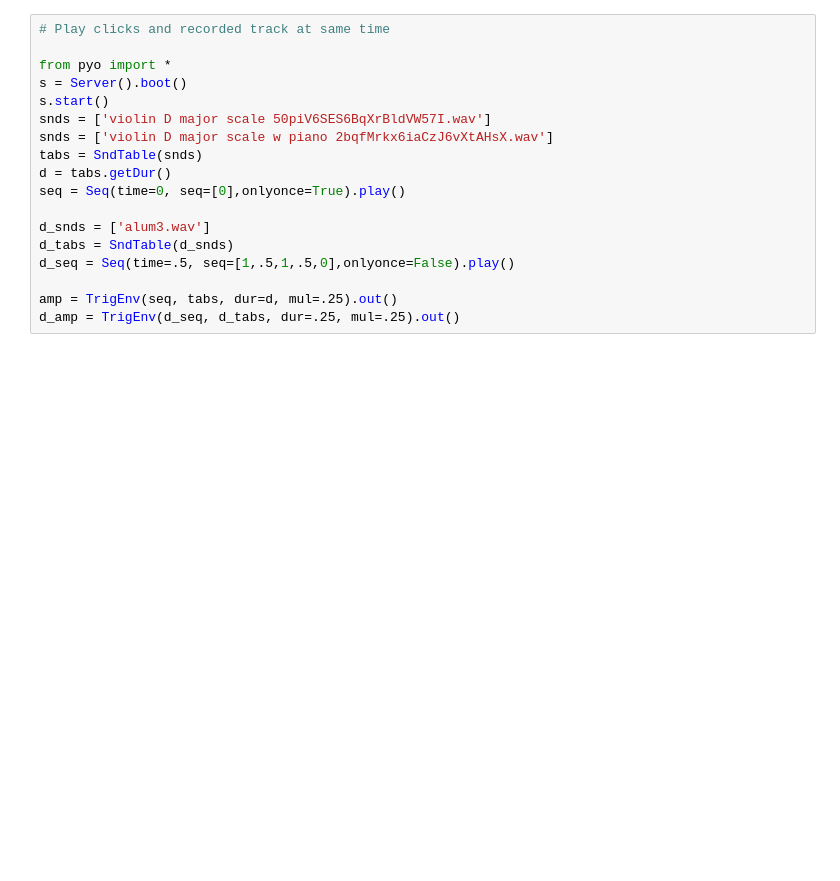
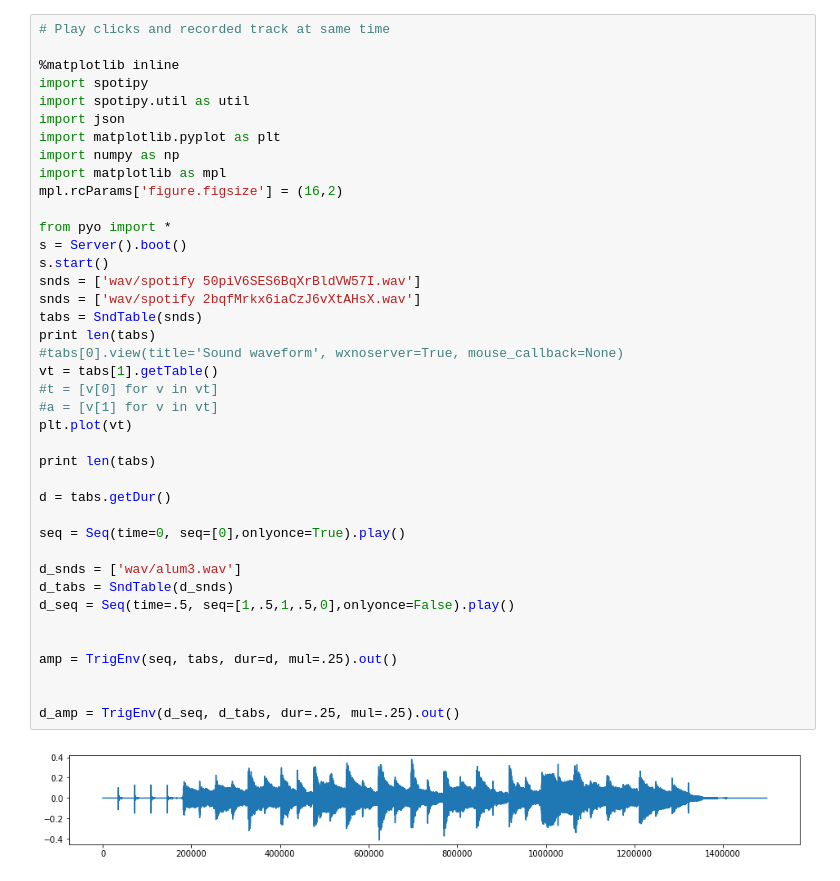
Before and after one commit to timchinowsky/music, a Jupyter notebook: jupyter/synthesis.ipynb, the cells around one changed output. Saved outputs shown, nothing was run; the diff lists cells and outputs as text; blank space fills up the shorter version.

```diff
--- a/jupyter/synthesis.ipynb
+++ b/jupyter/synthesis.ipynb
@@ -11,21 +884,45 @@ d_amp = TrigEnv(seq, tabs, dur=.25, mul=.25).out()
 # %%
 # Play clicks and recorded track at same time
+
+%matplotlib inline
+import spotipy
+import spotipy.util as util
+import json
+import matplotlib.pyplot as plt
+import numpy as np
+import matplotlib as mpl
+mpl.rcParams['figure.figsize'] = (16,2)
 
 from pyo import *
 s = Server().boot()
 s.start()
-snds = ['violin D major scale 50piV6SES6BqXrBldVW57I.wav']
-snds = ['violin D major scale w piano 2bqfMrkx6iaCzJ6vXtAHsX.wav']
+snds = ['wav/spotify 50piV6SES6BqXrBldVW57I.wav']
+snds = ['wav/spotify 2bqfMrkx6iaCzJ6vXtAHsX.wav']
 tabs = SndTable(snds)
+print len(tabs)
+#tabs[0].view(title='Sound waveform', wxnoserver=True, mouse_callback=None)
+vt = tabs[1].getTable()
+#t = [v[0] for v in vt]
+#a = [v[1] for v in vt]
+plt.plot(vt)
+
+print len(tabs)
+
 d = tabs.getDur()
+
 seq = Seq(time=0, seq=[0],onlyonce=True).play()
 
-d_snds = ['alum3.wav']
+d_snds = ['wav/alum3.wav']
 d_tabs = SndTable(d_snds)
 d_seq = Seq(time=.5, seq=[1,.5,1,.5,0],onlyonce=False).play()
 
+
 amp = TrigEnv(seq, tabs, dur=d, mul=.25).out()
+
+
 d_amp = TrigEnv(d_seq, d_tabs, dur=.25, mul=.25).out()
+# %% [output]
+[figure, added]
 # %%
 # get spotify analysis for specified track
 
```
Also changed, not shown: parts of 26 cells of this notebook, 58 other files.
